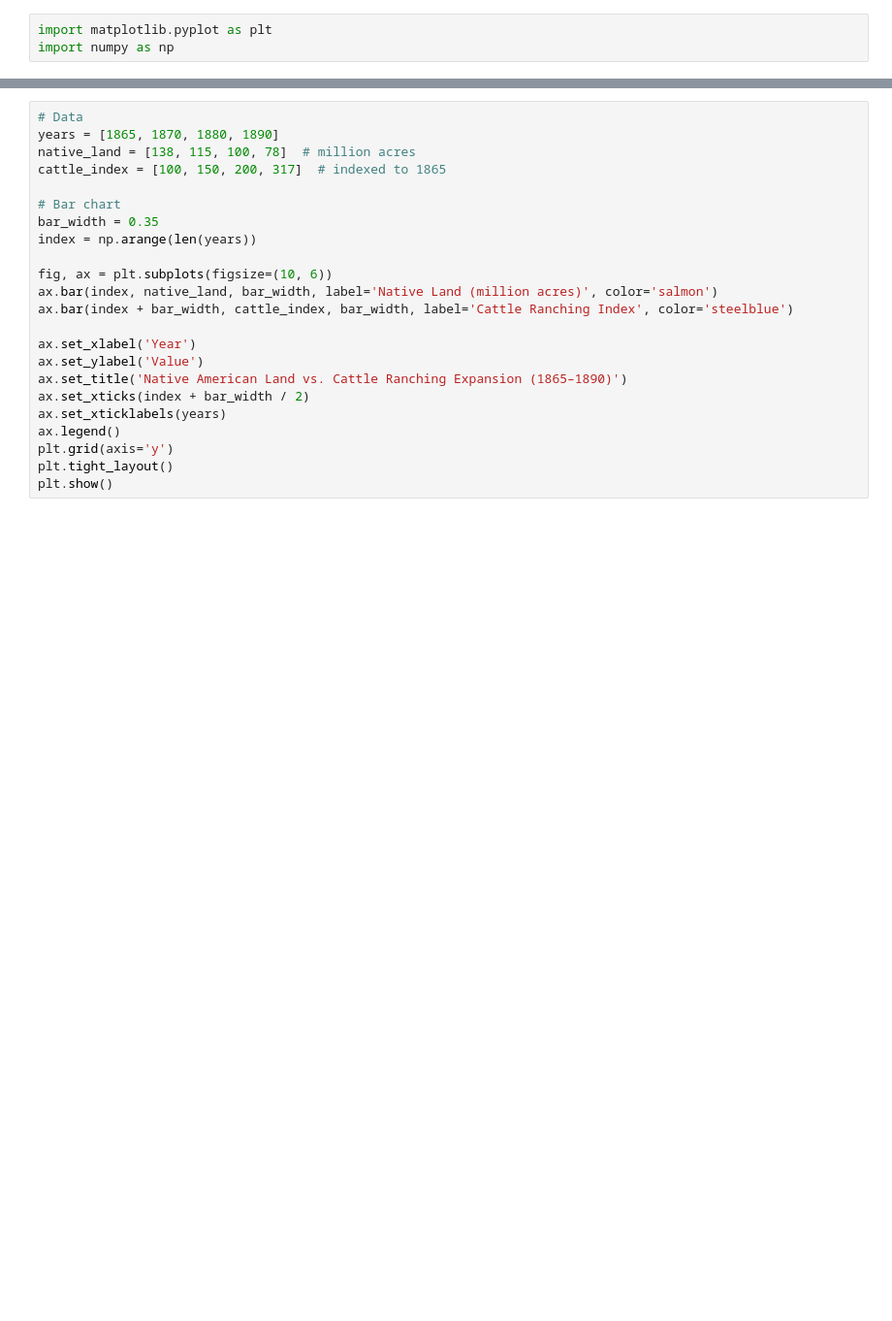
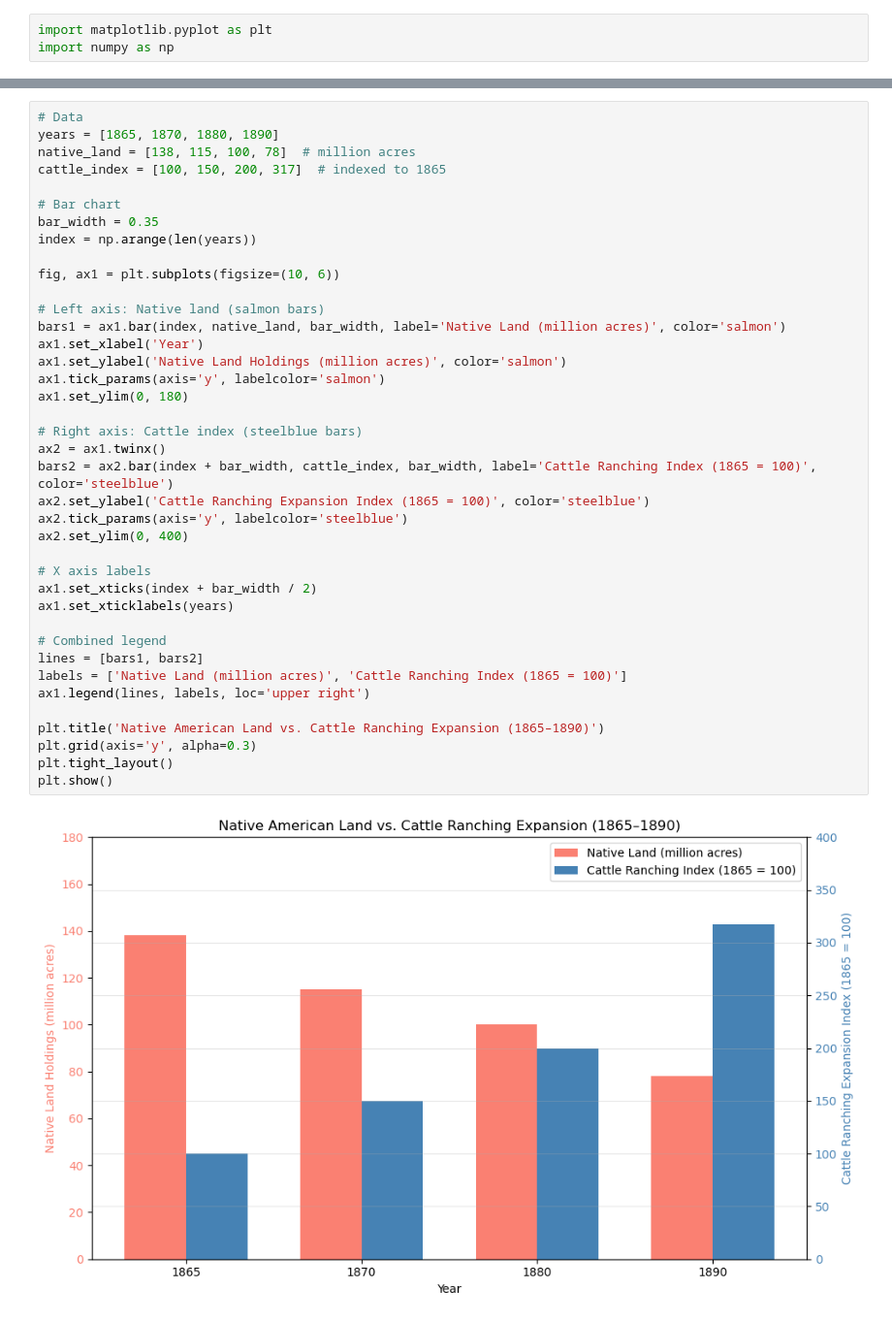
Before and after one commit to ladyfenharel/beef-and-barbarism-analysis, a Jupyter notebook: notebook/beef_and_barbarism_full_analysis.ipynb, the cells around one changed output, grey strips where cells are left out. Shown at 97% size. Cells and saved outputs as stored; diff of their text form; blank space fills up the shorter version.

```diff
--- a/notebook/beef_and_barbarism_full_analysis.ipynb
+++ b/notebook/beef_and_barbarism_full_analysis.ipynb
@@ -13,23 +46,41 @@ import numpy as np
 # %%
 # Data
 years = [1865, 1870, 1880, 1890]
 native_land = [138, 115, 100, 78]  # million acres
 cattle_index = [100, 150, 200, 317]  # indexed to 1865
 
 # Bar chart
 bar_width = 0.35
 index = np.arange(len(years))
 
-fig, ax = plt.subplots(figsize=(10, 6))
-ax.bar(index, native_land, bar_width, label='Native Land (million acres)', color='salmon')
-ax.bar(index + bar_width, cattle_index, bar_width, label='Cattle Ranching Index', color='steelblue')
+fig, ax1 = plt.subplots(figsize=(10, 6))
 
-ax.set_xlabel('Year')
-ax.set_ylabel('Value')
-ax.set_title('Native American Land vs. Cattle Ranching Expansion (1865–1890)')
-ax.set_xticks(index + bar_width / 2)
-ax.set_xticklabels(years)
-ax.legend()
-plt.grid(axis='y')
+# Left axis: Native land (salmon bars)
+bars1 = ax1.bar(index, native_land, bar_width, label='Native Land (million acres)', color='salmon')
+ax1.set_xlabel('Year')
+ax1.set_ylabel('Native Land Holdings (million acres)', color='salmon')
+ax1.tick_params(axis='y', labelcolor='salmon')
+ax1.set_ylim(0, 180)
+
+# Right axis: Cattle index (steelblue bars)
+ax2 = ax1.twinx()
+bars2 = ax2.bar(index + bar_width, cattle_index, bar_width, label='Cattle Ranching Index (1865 = 100)', color='steelblue')
+ax2.set_ylabel('Cattle Ranching Expansion Index (1865 = 100)', color='steelblue')
+ax2.tick_params(axis='y', labelcolor='steelblue')
+ax2.set_ylim(0, 400)
+
+# X axis labels
+ax1.set_xticks(index + bar_width / 2)
+ax1.set_xticklabels(years)
+
+# Combined legend
+lines = [bars1, bars2]
+labels = ['Native Land (million acres)', 'Cattle Ranching Index (1865 = 100)']
+ax1.legend(lines, labels, loc='upper right')
+
+plt.title('Native American Land vs. Cattle Ranching Expansion (1865–1890)')
+plt.grid(axis='y', alpha=0.3)
 plt.tight_layout()
 plt.show()
+# %% [output]
+[figure, added]
```
Also changed, not shown: parts of 17 cells of this notebook, 3 other files.
